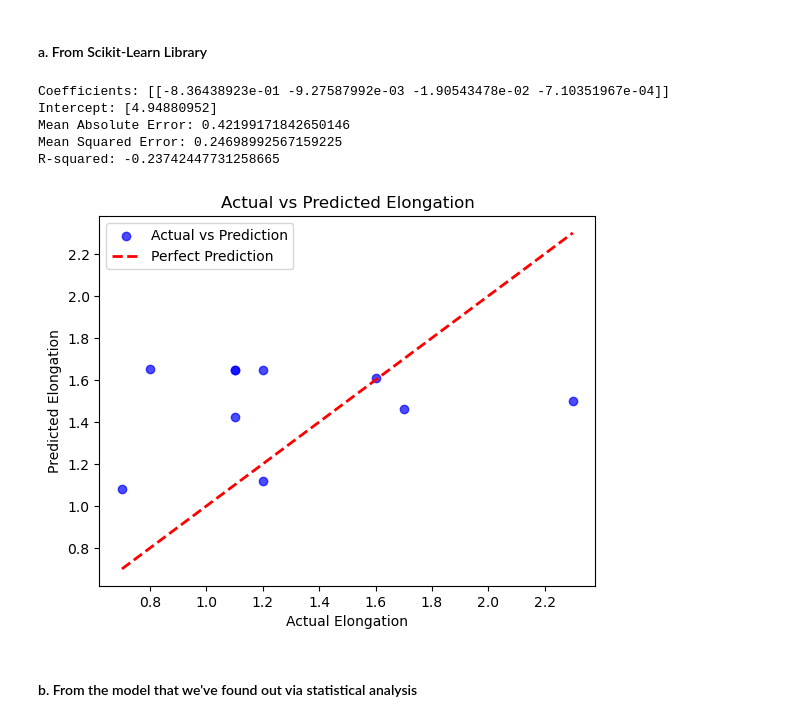
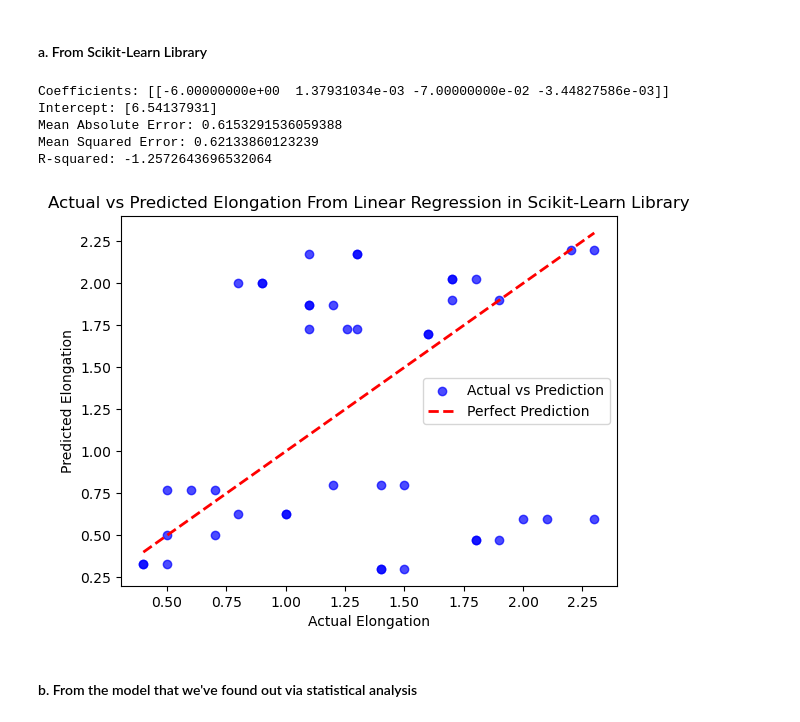
Before and after one commit to tapashreepradhan/semester-project-H02V8a, a Jupyter notebook: project.ipynb, the cells around one changed output. Cells and saved outputs as stored; diff of their text form; code cells hidden in the pictures.

Commit message:
plots and datasets

```diff
--- a/project.ipynb
+++ b/project.ipynb
@@ -373,6 +393,6 @@ from sklearn import metrics
 # %%
 # Split the data into training and testing sets
-X_train, X_test, y_train, y_test = train_test_split(df.iloc[:,[0,1,2,3]], df.iloc[:,[6]], test_size=0.2, random_state=42)
+X_train, X_test, y_train, y_test = train_test_split(df.iloc[:,[0,1,2,3]], df.iloc[:,[6]], test_size=0.9, random_state=42)
 
 # Creating a linear regression model
 model = LinearRegression()
@@ -392,31 +412,31 @@ print("Mean Absolute Error:", metrics.mean_absolute_error(y_test, y_pred))
 print("Mean Squared Error:", metrics.mean_squared_error(y_test, y_pred))
 print("R-squared:", metrics.r2_score(y_test, y_pred))
 # %% [output]
-Coefficients: [[-8.36438923e-01 -9.27587992e-03 -1.90543478e-02 -7.10351967e-04]]
-Intercept: [4.94880952]
-Mean Absolute Error: 0.42199171842650146
-Mean Squared Error: 0.24698992567159225
-R-squared: -0.23742447731258665
+Coefficients: [[-6.00000000e+00  1.37931034e-03 -7.00000000e-02 -3.44827586e-03]]
+Intercept: [6.54137931]
+Mean Absolute Error: 0.6153291536059388
+Mean Squared Error: 0.62133860123239
+R-squared: -1.2572643696532064
 # %%
 # Visualize the predictions vs actual values
 # Scatter plot
 plt.scatter(y_test, y_pred, label='Actual vs Prediction', color='blue', alpha=0.7)
 
 # Diagonal line for reference
 plt.plot([min(y_test.values), max(y_test.values)], [min(y_test.values), max(y_test.values)], linestyle='--', color='red', linewidth=2, label='Perfect Prediction')
 
 # Add legends
 plt.legend()
 
 # Labels and title
 plt.xlabel('Actual Elongation')
 plt.ylabel('Predicted Elongation')
-plt.title('Actual vs Predicted Elongation')
-
+plt.title('Actual vs Predicted Elongation From Linear Regression in Scikit-Learn Library')
+plt.savefig('./plots/scikit-regression.png')
 # Show the plot
 plt.show()
 # %% [output]
-[figure, old version]
+[figure, new version]
 # %% [markdown]
 #### b. From the model that we've found out via statistical analysis
 # %%
```
Also changed, not shown: parts of 45 cells of this notebook, 21 other files.
